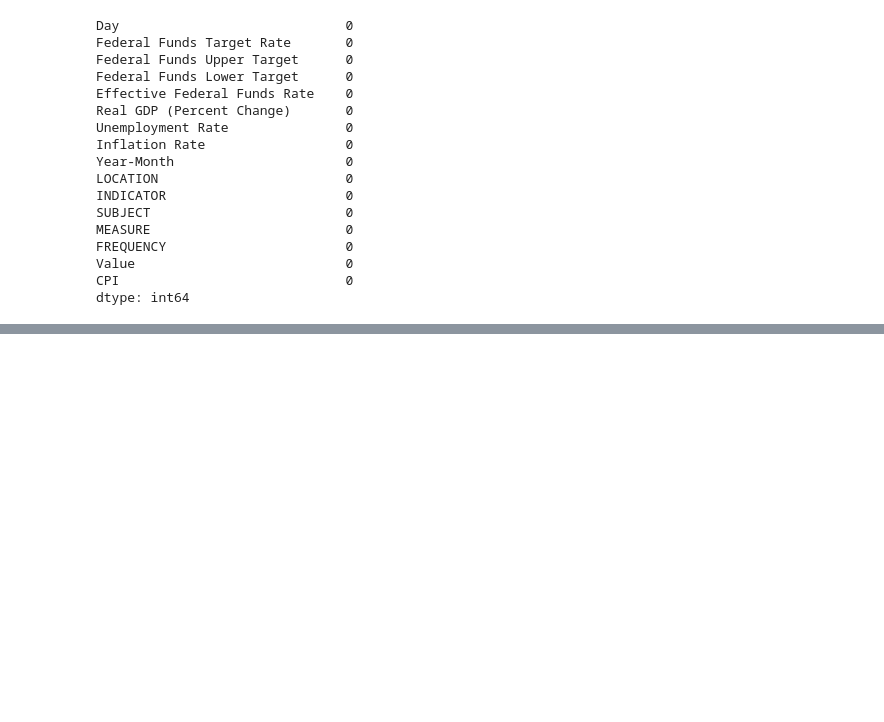
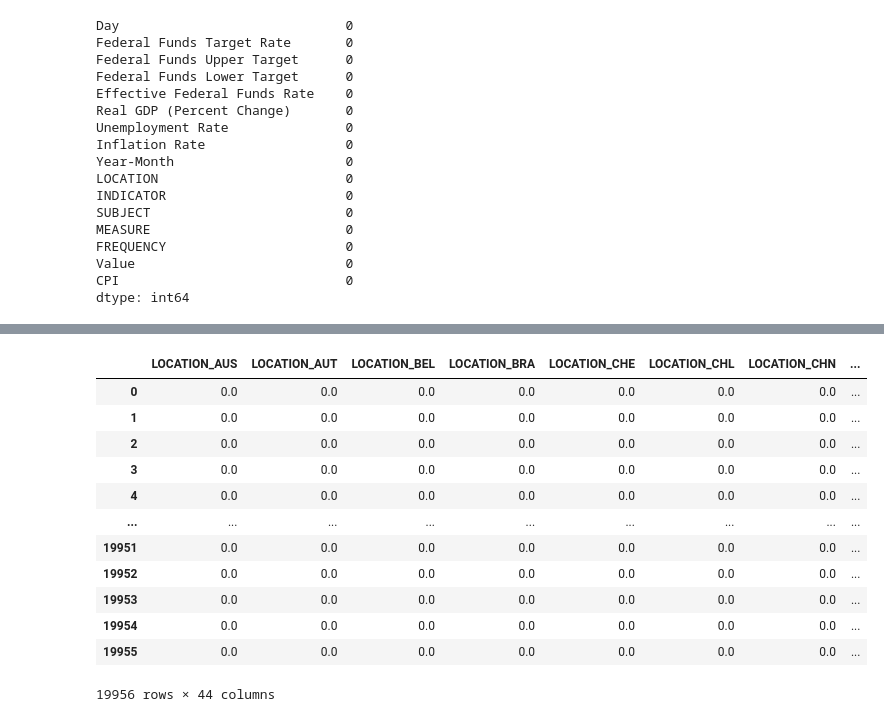
Before and after one commit to ConnorCallahan01/MLFinalProject, a Jupyter notebook: Machine Learning Final Project.ipynb, the cells around one changed output, grey strips where cells are left out. Saved outputs shown, nothing was run; the diff lists cells and outputs as text; code cells hidden in the pictures; blank space fills up the shorter version.

```diff
--- a/Machine Learning Final Project.ipynb
+++ b/Machine Learning Final Project.ipynb
@@ -315,0 +342,22 @@ dtype: int64
+# %%
+# Here we see Year-Month, Location, Indicator, Subject, Measure, and Frequency are all string objects that need to be encoded into numerical values
+from sklearn.preprocessing import OneHotEncoder
+
+#For LOCATION
+encoder = OneHotEncoder()
+encoder_df_loc = pd.DataFrame(encoder.fit_transform(final_data[['LOCATION']]).toarray(), columns=encoder.get_feature_names_out())
+encoder_df_loc
+# %% [output]
+|  | LOCATION_AUS | LOCATION_AUT | LOCATION_BEL | LOCATION_BRA | LOCATION_CHE | LOCATION_CHL | LOCATION_CHN | ... |
+| 0 | 0.0 | 0.0 | 0.0 | 0.0 | 0.0 | 0.0 | 0.0 | ... |
+| 1 | 0.0 | 0.0 | 0.0 | 0.0 | 0.0 | 0.0 | 0.0 | ... |
+| 2 | 0.0 | 0.0 | 0.0 | 0.0 | 0.0 | 0.0 | 0.0 | ... |
+| 3 | 0.0 | 0.0 | 0.0 | 0.0 | 0.0 | 0.0 | 0.0 | ... |
+| 4 | 0.0 | 0.0 | 0.0 | 0.0 | 0.0 | 0.0 | 0.0 | ... |
+| ... | ... | ... | ... | ... | ... | ... | ... | ... |
+| 19951 | 0.0 | 0.0 | 0.0 | 0.0 | 0.0 | 0.0 | 0.0 | ... |
+| 19952 | 0.0 | 0.0 | 0.0 | 0.0 | 0.0 | 0.0 | 0.0 | ... |
+| 19953 | 0.0 | 0.0 | 0.0 | 0.0 | 0.0 | 0.0 | 0.0 | ... |
+| 19954 | 0.0 | 0.0 | 0.0 | 0.0 | 0.0 | 0.0 | 0.0 | ... |
+| 19955 | 0.0 | 0.0 | 0.0 | 0.0 | 0.0 | 0.0 | 0.0 | ... |
+19956 rows × 44 columns
```
Also changed, not shown: parts of 7 cells of this notebook.
